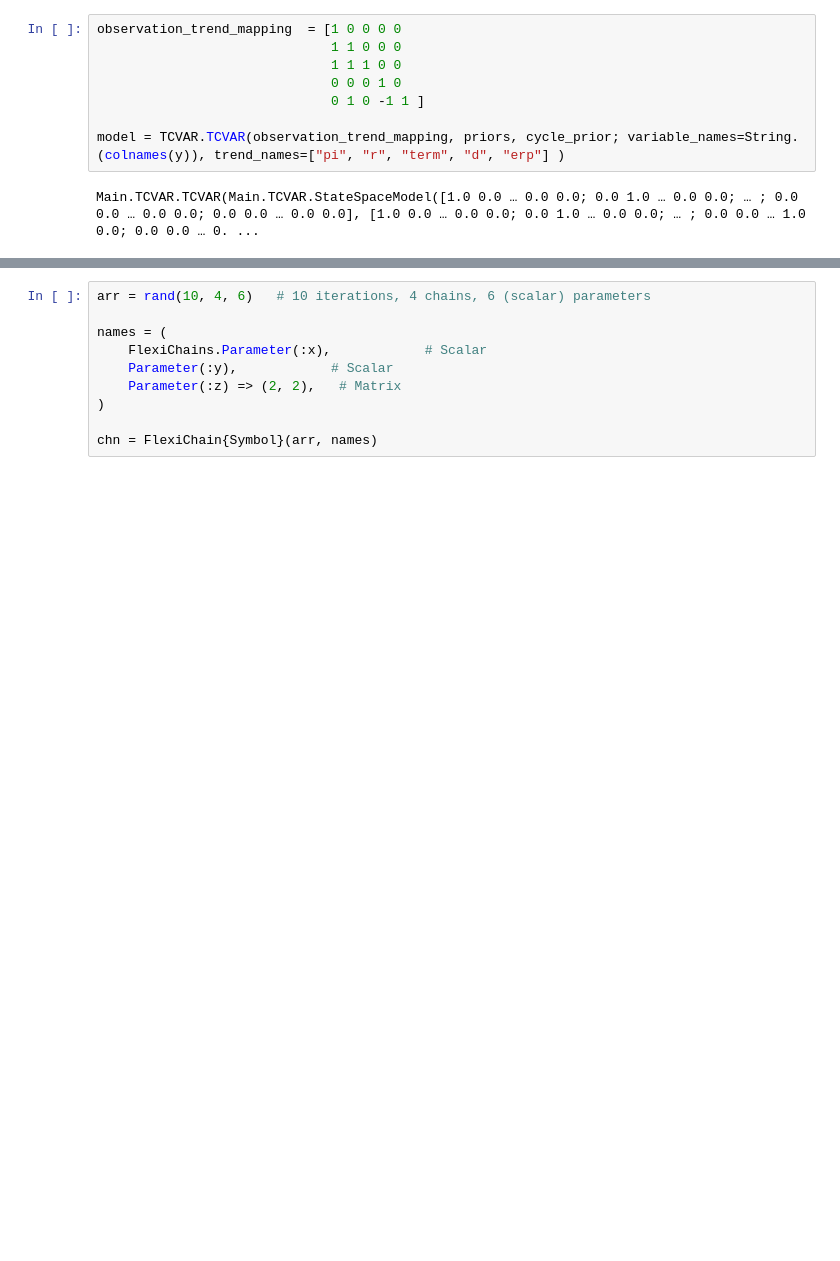
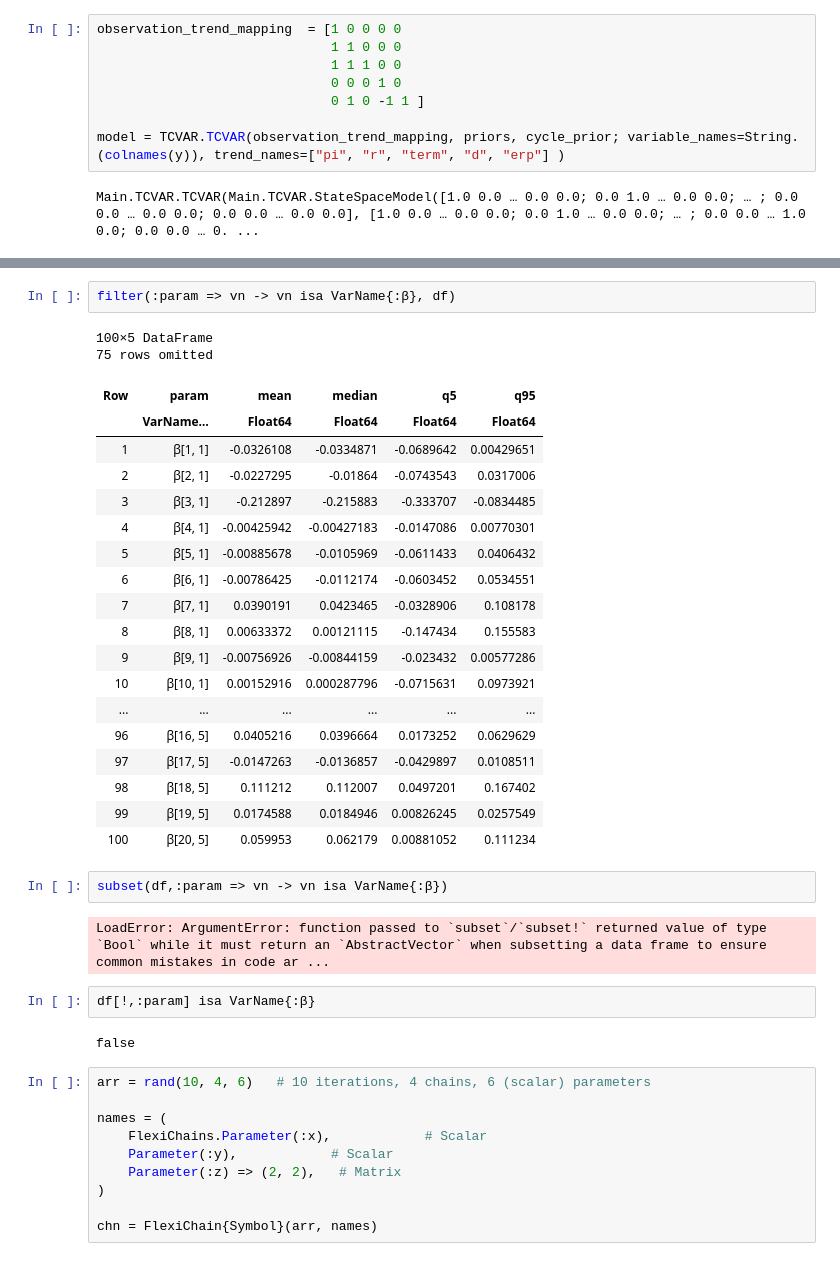
Before and after one commit to msz13/MacroFinanceScenarios, a Jupyter notebook: analisys/MarcoFinanceTCVAR1.ipynb, the cells around one changed output, grey strips where cells are left out. Saved outputs shown, nothing was run; the diff lists cells and outputs as text; blank space fills up the shorter version.

```diff
--- a/analisys/MarcoFinanceTCVAR1.ipynb
+++ b/analisys/MarcoFinanceTCVAR1.ipynb
@@ -229,3 +362,34 @@ collapse(result.params, [
+# %%
+filter(:param => vn -> vn isa VarName{:β}, df)
+# %% [output]
+100×5 DataFrame
+75 rows omitted
+| Row | param | mean | median | q5 | q95 |
+|  | VarName… | Float64 | Float64 | Float64 | Float64 |
+| 1 | β[1, 1] | -0.0326108 | -0.0334871 | -0.0689642 | 0.00429651 |
+| 2 | β[2, 1] | -0.0227295 | -0.01864 | -0.0743543 | 0.0317006 |
+| 3 | β[3, 1] | -0.212897 | -0.215883 | -0.333707 | -0.0834485 |
+| 4 | β[4, 1] | -0.00425942 | -0.00427183 | -0.0147086 | 0.00770301 |
+| 5 | β[5, 1] | -0.00885678 | -0.0105969 | -0.0611433 | 0.0406432 |
+| 6 | β[6, 1] | -0.00786425 | -0.0112174 | -0.0603452 | 0.0534551 |
+| 7 | β[7, 1] | 0.0390191 | 0.0423465 | -0.0328906 | 0.108178 |
+| 8 | β[8, 1] | 0.00633372 | 0.00121115 | -0.147434 | 0.155583 |
+| 9 | β[9, 1] | -0.00756926 | -0.00844159 | -0.023432 | 0.00577286 |
+| 10 | β[10, 1] | 0.00152916 | 0.000287796 | -0.0715631 | 0.0973921 |
+| ... | ... | ... | ... | ... | ... |
+| 96 | β[16, 5] | 0.0405216 | 0.0396664 | 0.0173252 | 0.0629629 |
+| 97 | β[17, 5] | -0.0147263 | -0.0136857 | -0.0429897 | 0.0108511 |
+| 98 | β[18, 5] | 0.111212 | 0.112007 | 0.0497201 | 0.167402 |
+| 99 | β[19, 5] | 0.0174588 | 0.0184946 | 0.00826245 | 0.0257549 |
+| 100 | β[20, 5] | 0.059953 | 0.062179 | 0.00881052 | 0.111234 |
+# %%
+subset(df,:param => vn -> vn isa VarName{:β})
+# %% [output]
+LoadError: ArgumentError: function passed to `subset`/`subset!` returned value of type `Bool` while it must return an `AbstractVector` when subsetting a data frame to ensure common mistakes in code ar ...
+# %%
+df[!,:param] isa VarName{:β}
+# %% [output]
+false
 # %%
 arr = rand(10, 4, 6)   # 10 iterations, 4 chains, 6 (scalar) parameters
 
```
Also changed, not shown: parts of 21 cells of this notebook, 6 other files.
